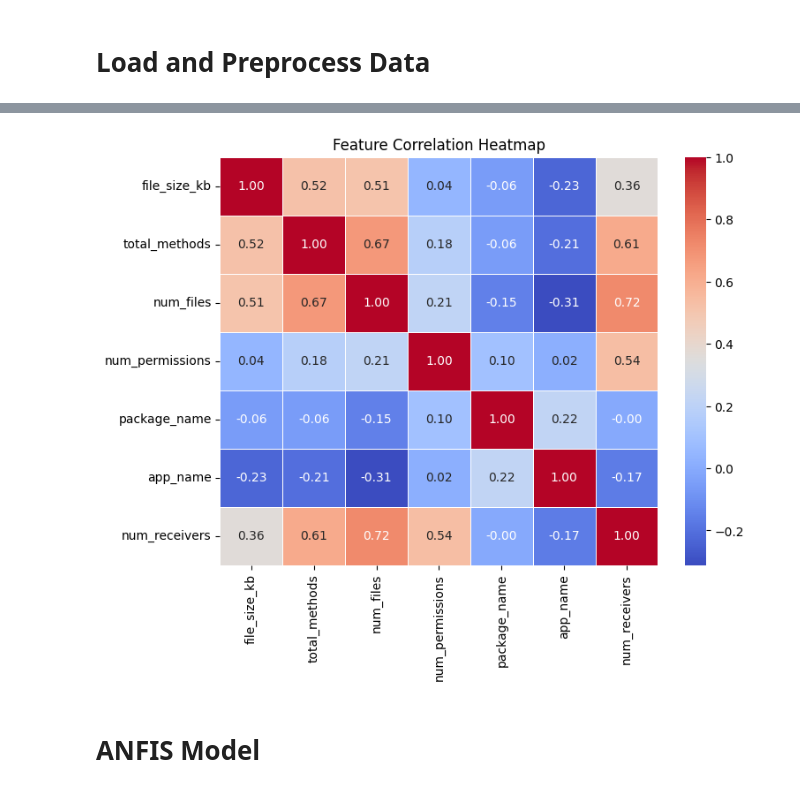
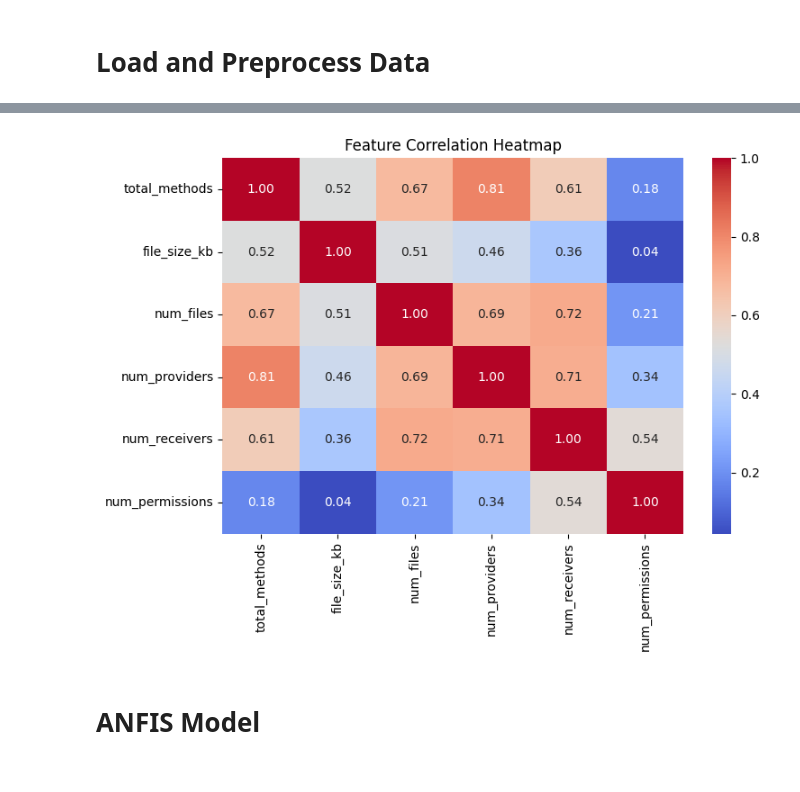
Before and after one commit to gentlsnek/AndroFuzz-MLC, a Jupyter notebook: model4_multiclass.ipynb, the cells around one changed output, grey strips where cells are left out. Cells and saved outputs as stored; diff of their text form; code cells hidden in the pictures.

```diff
--- a/model4_multiclass.ipynb
+++ b/model4_multiclass.ipynb
@@ -79,11 +79,15 @@ tensor([0., 0., 0., 0., 0., 1., 1., 1., 1., 1., 0., 0., 0., 1., 1., 0., 1., 1.,
 # %%
-# Plot heatmap in a separate cell
+# Convert X_selected back to DataFrame with top feature names
+X_selected_df = pd.DataFrame(X_selected, columns=top_features)
+
+# Correlation Plot
 plt.figure(figsize=(8, 6))
-sns.heatmap(corr_matrix, annot=True, cmap='coolwarm', fmt=".2f", linewidths=0.5)
+sns.heatmap(X_selected_df.corr(), annot=True, cmap='coolwarm', fmt=".2f")
 plt.title('Feature Correlation Heatmap')
+plt.tight_layout()
 plt.show()
 # %% [output]
-[figure, old version]
+[figure, new version]
 # %% [markdown]
 # ANFIS Model
 # %%
```
Also changed, not shown: parts of 12 cells of this notebook.
